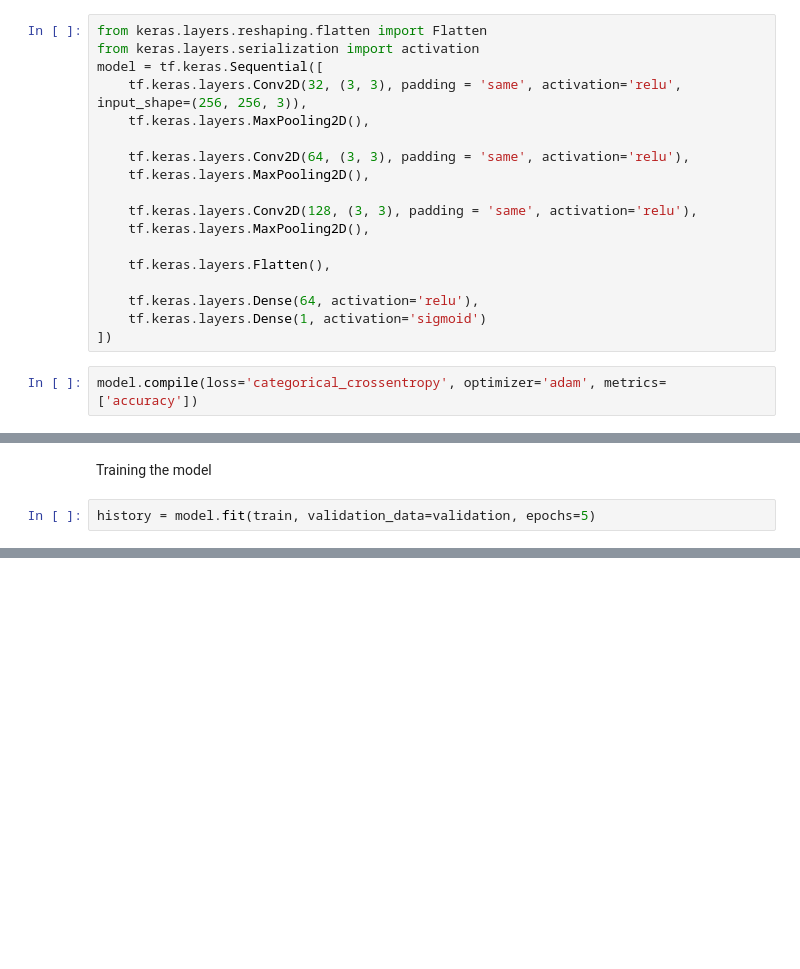
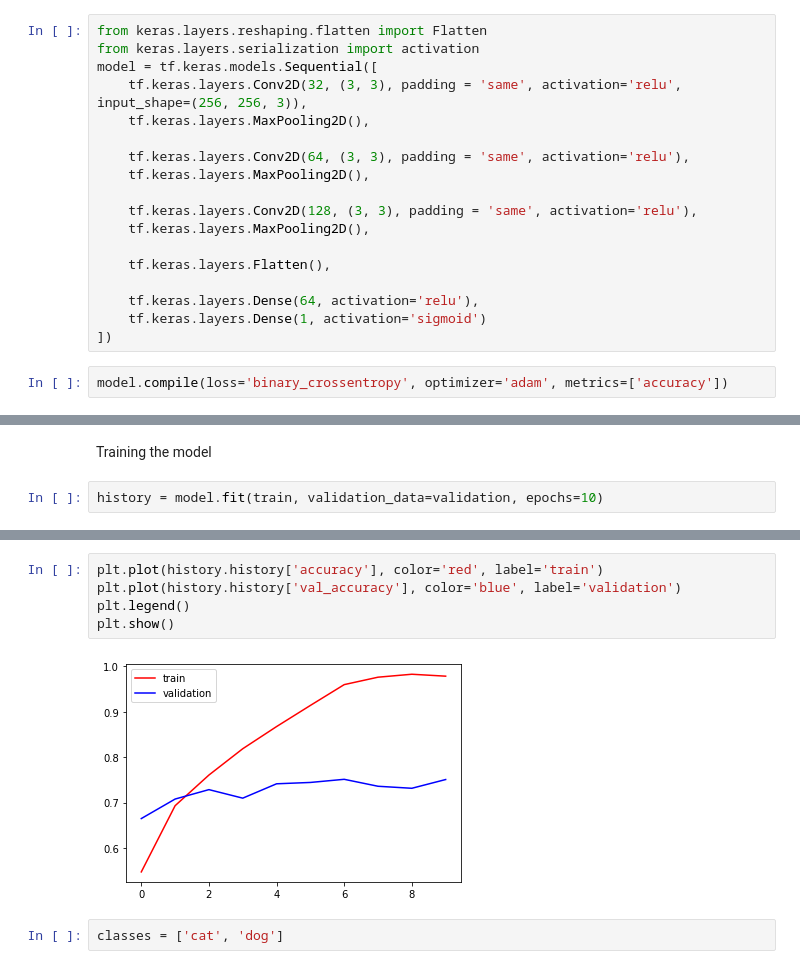
Before and after one commit to nikhil-xyz/ImageClassification, a Jupyter notebook: Image_Classification_Cat_Vs_Dog_using_CNN.ipynb, the cells around one changed output, grey strips where cells are left out. Cells and saved outputs as stored; diff of their text form; blank space fills up the shorter version.

```diff
--- a/Image_Classification_Cat_Vs_Dog_using_CNN.ipynb
+++ b/Image_Classification_Cat_Vs_Dog_using_CNN.ipynb
@@ -77,7 +77,7 @@ Generating the CNN Model
 # %%
 from keras.layers.reshaping.flatten import Flatten
 from keras.layers.serialization import activation
-model = tf.keras.Sequential([
+model = tf.keras.models.Sequential([
     tf.keras.layers.Conv2D(32, (3, 3), padding = 'same', activation='relu', input_shape=(256, 256, 3)),
     tf.keras.layers.MaxPooling2D(),
 
@@ -93,7 +93,7 @@ model = tf.keras.Sequential([
     tf.keras.layers.Dense(1, activation='sigmoid')
 ])
 # %%
-model.compile(loss='categorical_crossentropy', optimizer='adam', metrics=['accuracy'])
+model.compile(loss='binary_crossentropy', optimizer='adam', metrics=['accuracy'])
 # %%
 model.summary()
 # %% [output]
@@ -117,5 +117,5 @@ _________________________________________________________________
 # %% [markdown]
 Training the model
 # %%
-history = model.fit(train, validation_data=validation, epochs=5)
+history = model.fit(train, validation_data=validation, epochs=10)
 # %% [output]
@@ -125,0 +142,9 @@ KeyboardInterrupt: ignored
+# %%
+plt.plot(history.history['accuracy'], color='red', label='train')
+plt.plot(history.history['val_accuracy'], color='blue', label='validation')
+plt.legend()
+plt.show()
+# %% [output]
+[figure, added]
+# %%
+classes = ['cat', 'dog']
```
Also changed, not shown: parts of 10 cells of this notebook.
